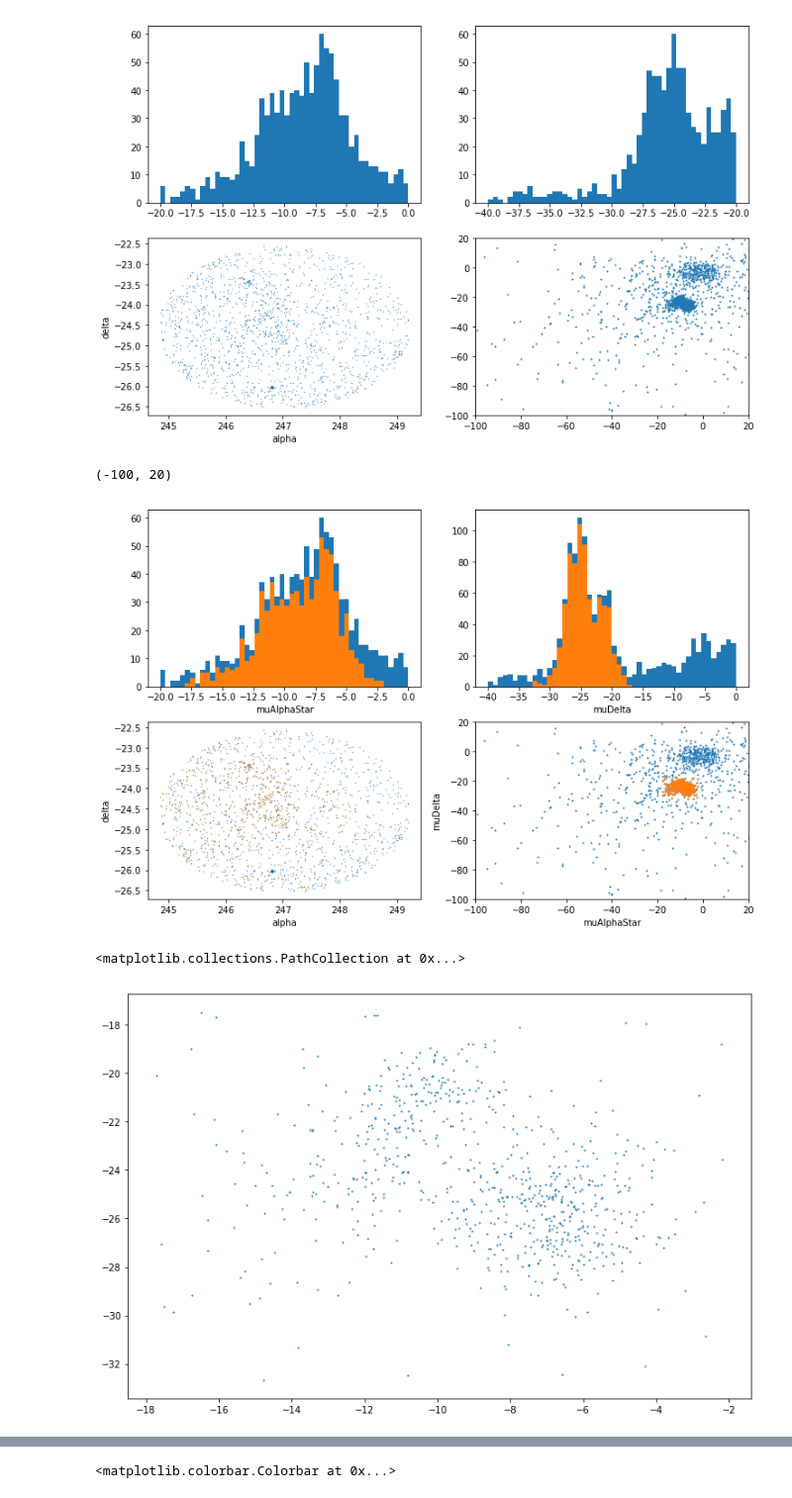
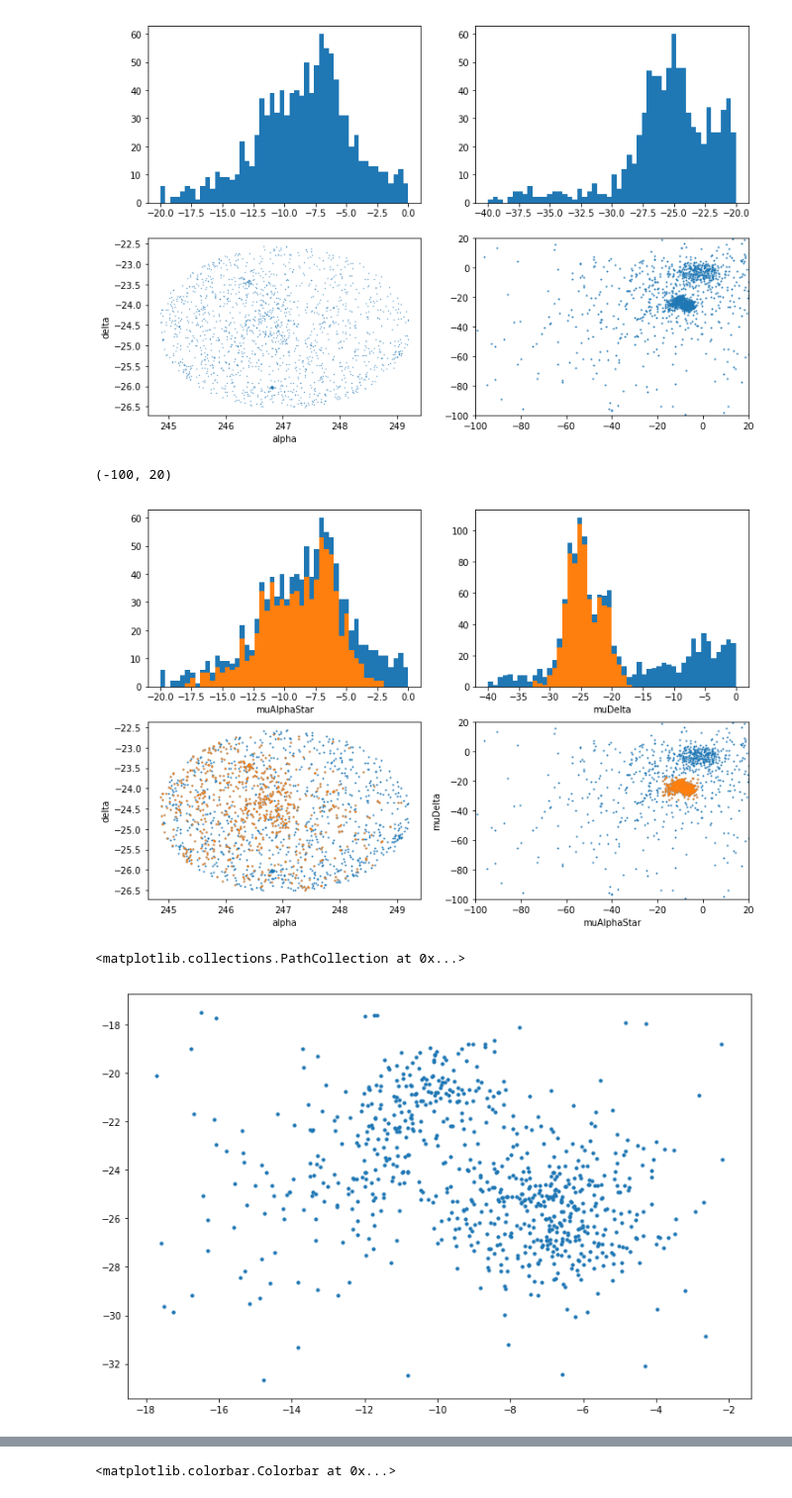
Before and after one commit to bombrun/GaiaFun, a Jupyter notebook: OphiuchusCloud.ipynb, the cells around one changed output, grey strips where cells are left out. Shown at 99% size. Saved outputs shown, nothing was run; the diff lists cells and outputs as text; code cells hidden in the pictures.

```diff
--- a/OphiuchusCloud.ipynb
+++ b/OphiuchusCloud.ipynb
@@ -202,8 +194,8 @@ plt.xlabel("muDelta")
 
 
 plt.subplot(223)
-plt.scatter(d1.ra,d1.dec,s=0.1)
-plt.scatter(d2.ra,d2.dec,s=0.1)
+plt.scatter(d1.ra,d1.dec,s=1)
+plt.scatter(d2.ra,d2.dec,s=1)
 
 
 plt.xlabel("alpha")
@@ -218,9 +210,9 @@ plt.xlim(-100,20)
 plt.ylim(-100,20)
 # %% [output]
 (-100, 20)
-[figure, old version]
+[figure, new version]
 # %%
-plt.scatter(d2.pmra,d2.pmdec,s=1)
+plt.scatter(d2.pmra,d2.pmdec,s=10)
 # %% [output]
 <matplotlib.collections.PathCollection at 0x...>
-[figure, old version]
+[figure, new version]
```
Also changed, not shown: parts of 18 cells of this notebook.
